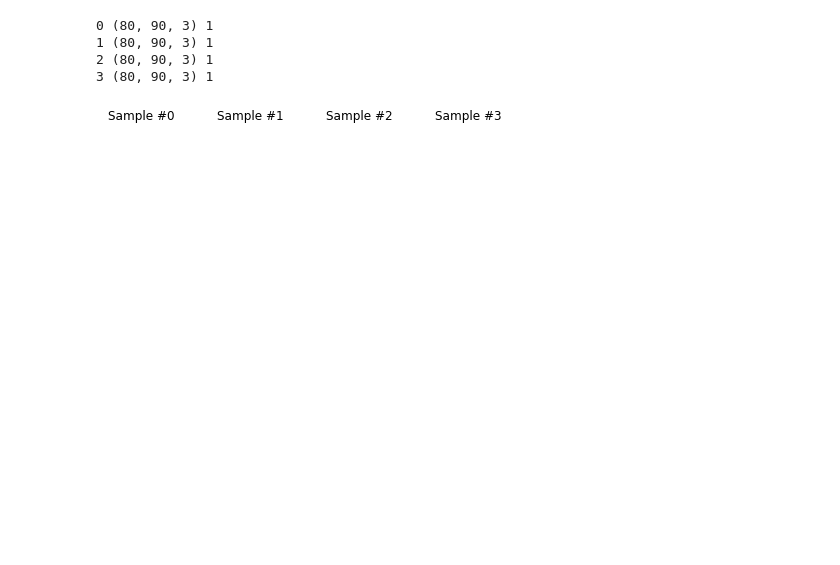
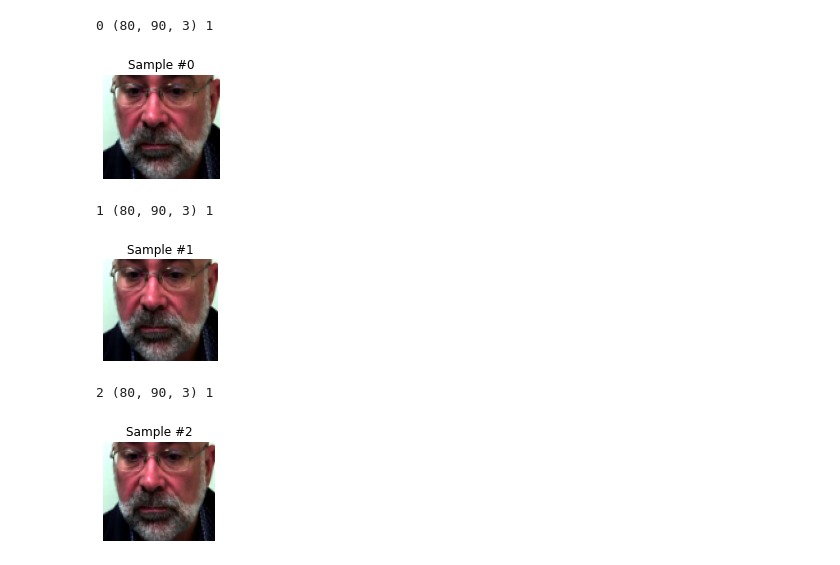
Before and after one commit to DuaAHMAD/VGG_GRU, a Jupyter notebook: VGG_Finetune/Creating-Dataloader.ipynb, the cells around one changed output. Cells and saved outputs as stored; diff of their text form; code cells hidden in the pictures; blank space fills up the shorter version.

```diff
--- a/VGG_Finetune/Creating-Dataloader.ipynb
+++ b/VGG_Finetune/Creating-Dataloader.ipynb
@@ -1,3 +14,14 @@
+# %%
+csv_file = trainlist
+with open(csv_file, 'r') as file:
+    lines = file.readlines()
+# %%
+n = 10
+info = lines[n].rstrip()
+par_name = info.split(" ")[0]
+label = info.split(" ")[1]
+imgs = os.listdir(par_name)
+img_path = par_name+"/"+imgs[0]
 # %%
 # https://pytorch.org/tutorials/beginner/data_loading_tutorial.html
 class DepressionDataset():
@@ -71,2 +82,12 @@ trainlist=textPATH+COMB[0]+'train'+NUM[0]+'.txt'
 # %%
 x = DepressionDataset(csv_file = trainlist)
+# %%
+def show_image(image, label):
+    """Show image"""
+    plt.imshow(image)
+#     plt.scatter(landmarks[:, 0], landmarks[:, 1], s=10, marker='.', c='r')
+    plt.pause(0.001)  # pause a bit so that plots are updated
+
+plt.figure()
+show_image(io.imread(img_path),label)
+plt.show()
@@ -73,23 +96,25 @@ x = DepressionDataset(csv_file = trainlist)
 # %%
+
 fig = plt.figure()
 
 for i in range(len(x)):
     sample = x[i]
 
     print(i, sample['image'].shape, sample['label'])
 
-    ax = plt.subplot(1, 4, i + 1)
+    ax = plt.subplot(1, 3, i + 1)
     plt.tight_layout()
     ax.set_title('Sample #{}'.format(i))
     ax.axis('off')
-
-    if i == 3:
+    show_image(**sample)
+    if i == 2:
         plt.show()
         break
 # %% [output]
 0 (80, 90, 3) 1
-1 (80, 90, 3) 1
-2 (80, 90, 3) 1
-3 (80, 90, 3) 1
-[figure, old version]
+[figure, new version]
+1 (80, 90, 3) 1
+[figure, added]
+2 (80, 90, 3) 1
+[figure, added]
 # %%
```
Also changed, not shown: parts of 6 cells of this notebook, 1 other file.
